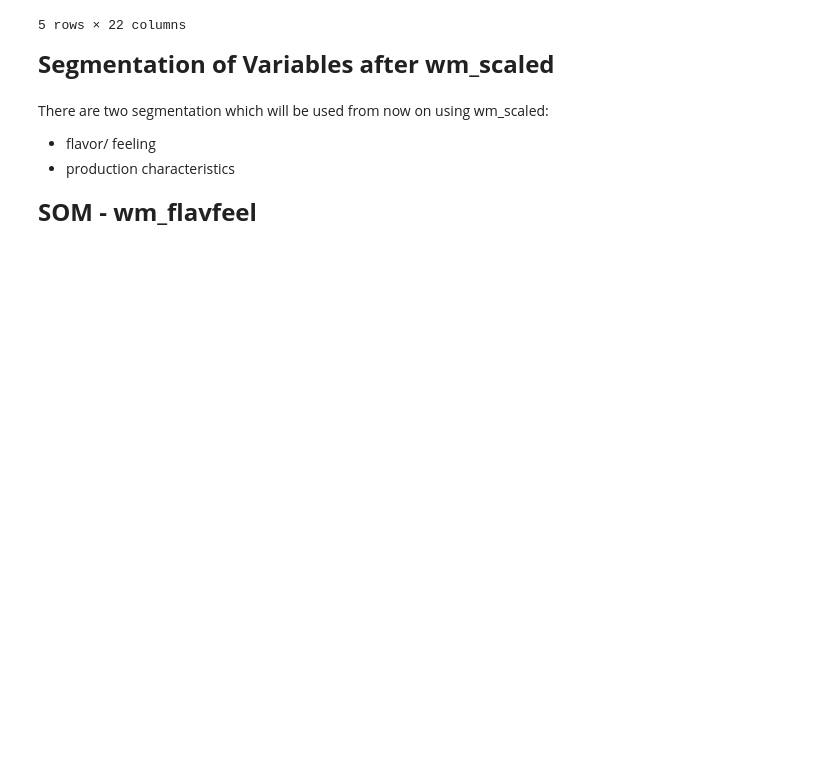
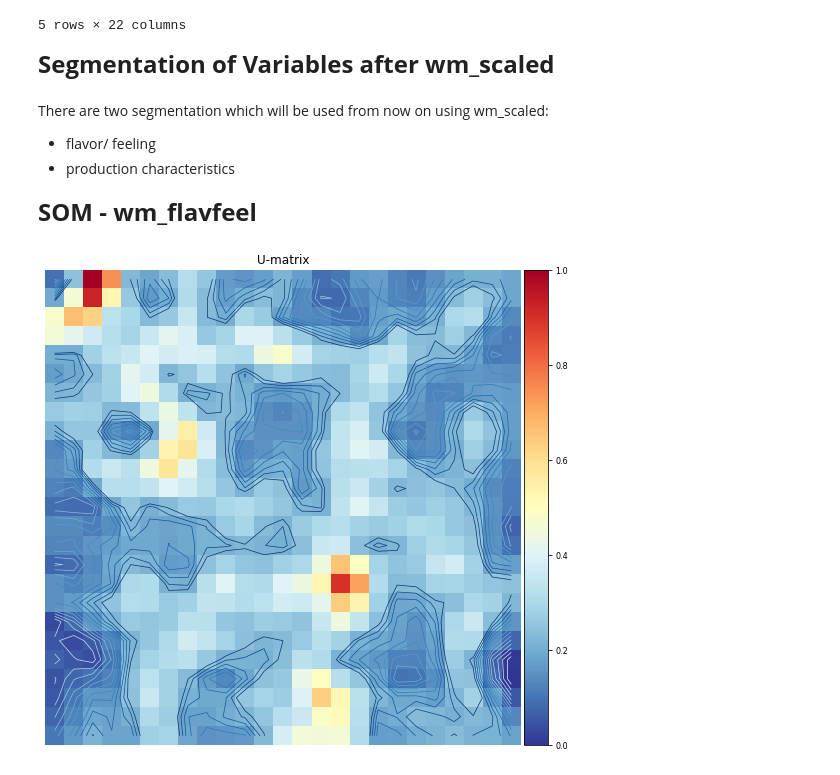
Before and after one commit to CodeGroupDM/Code-DM, a Jupyter notebook: Project_SOM - Kopie.ipynb, the cells around one changed output. Drawn from its saved outputs; the diff is of its cells as text; code cells hidden in the pictures; blank space fills up the shorter version.

```diff
--- a/Project_SOM - Kopie.ipynb
+++ b/Project_SOM - Kopie.ipynb
@@ -53,3 +53,5 @@ wm_flavfeel = wm_scaled[['Residual_Sugar', 'Acidity','Floral','Wood','Sweetness'
 wm_prodchar = wm_scaled[['Aging_Time','Litters_Barrel','Type_White','Magnesium','Sulphites_Presence','Barrel_Wooden','Grapes_Single','Color_Intensity']].copy()
 # %% [markdown]
 <b><font size="5">SOM - wm_flavfeel</font><a class="anchor"><a id='toc'></a></b>
+# %%
+wm_flavfeel_som = np.float32(wm_flavfeel.values)
@@ -55,0 +62,21 @@ wm_prodchar = wm_scaled[['Aging_Time','Litters_Barrel','Type_White','Magnesium',
+# %%
+som_wm_flavfeel = SOMFactory().build(wm_flavfeel_som, mapsize, mask=None,
+                         mapshape='planar',
+                         lattice='rect', # topology: 'rect' or 'hexa'
+                         normalization='var',
+                         initialization='pca', # initialization of the weights: 'pca' or 'random'
+                         neighborhood='gaussian', # neighborhood function: 'gaussian' or 'bubble'
+                         training='batch') # training mode: 'seq' or 'batch'
+# %%
+# For more information about the trainig: verbose='info'
+som_wm_flavfeel.train(n_job=1, verbose=False, train_rough_len=3, train_finetune_len=5)
+# %%
+u = sompy.umatrix.UMatrixView(rows, cols, title='U-matrix', show_axis=True, text_size=8, show_text=True)
+
+#This is the Umat value
+UMAT  = u.build_u_matrix(som_wm_flavfeel, distance=1, row_normalized=False)
+
+#Here you have Umatrix plus its render
+_, umat = u.show(som_wm_flavfeel, distance=1, row_normalized=True, contour=True, blob=False)
+# %% [output]
+[figure, added]
```
Also changed, not shown: parts of 61 cells of this notebook.
